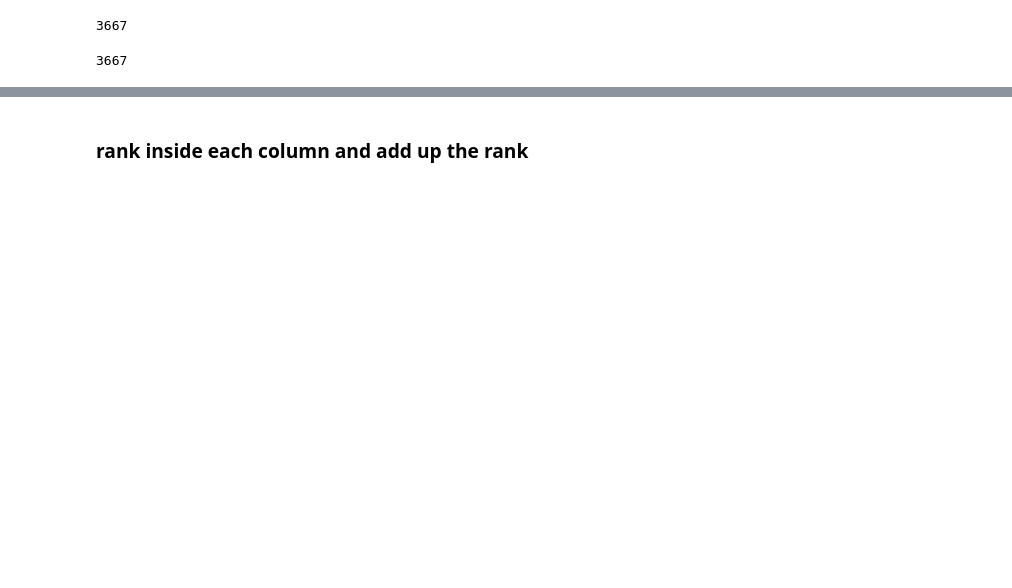
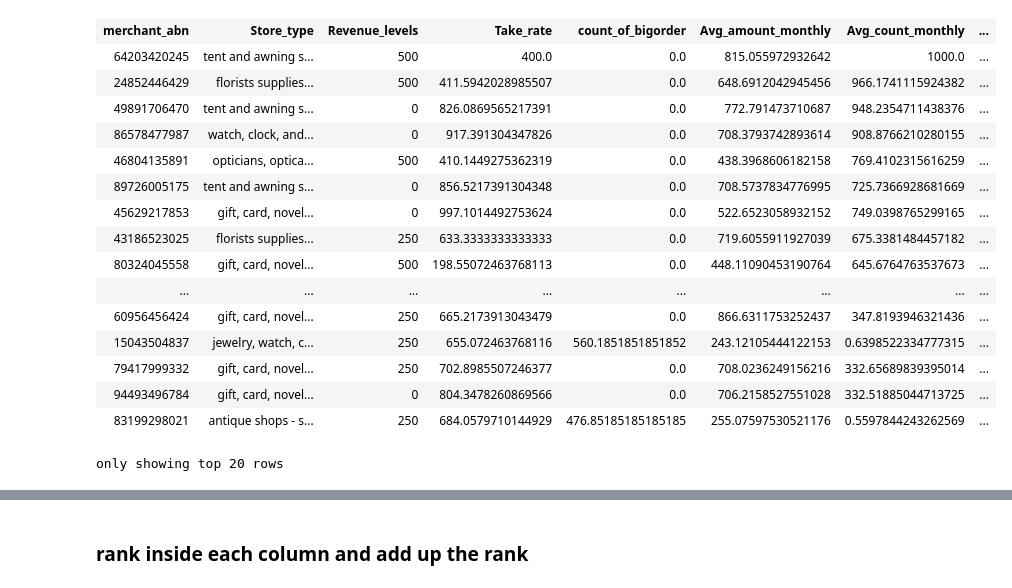
Before and after one commit to MAST30034-Applied-Data-Science/generic-buy-now-pay-later-project-group-16-project2-fighting-group, a Jupyter notebook: notebooks/Fitting_model.ipynb, the cells around one changed output, grey strips where cells are left out. Saved outputs shown, nothing was run; the diff lists cells and outputs as text; code cells hidden in the pictures; blank space fills up the shorter version.

```diff
--- a/notebooks/Fitting_model.ipynb
+++ b/notebooks/Fitting_model.ipynb
@@ -72,0 +139,24 @@ final_1 = final_1.drop('postcode')
+# %%
+col_list_2 = final_df2.columns
+
+del_col_list = ['Store_type', 'merchant_abn', 'score']
+
+for i in del_col_list:
+    col_list_2.remove(i)
+
+k = 1/np.log(final_df2.count())
+
+for i in col_list_2:
+    final_df2 = final_df2.withColumn(i, when((col(i) != 0), (col(i) * log(col(i)) *(-k))).otherwise(0))
+# %%
+weight_num = []
+
+for i in col_list_2:
+    a = 1 - float(final_df2.agg({i: "sum"}).collect()[0][0])
+    weight_num.append(a)
+
+entropy = []
+total = sum(weight_num)
+for i in weight_num:
+    a = i/total
+    entropy.append(a)
@@ -73,6 +178,6 @@ final_1 = final_1.drop('postcode')
 # %%
-final_df = final_1.withColumn('score', final_1.Take_rate + final_1.count_of_bigorder +\
-                            final_1.Avg_amount_monthly + final_1.Avg_count_monthly +\
-                            final_1.Order_avg_value + final_1.avg_prob_fraud_cus + final_1.num_of_fraud +\
-                            final_1.count_cus_per_mon + final_1.fix_cus_num +\
-                            final_1.avg_income_percentage + final_1.avg_age_percentage)
+final_df2 = final_1.withColumn('score', final_1.Revenue_levels * entropy[0]+final_1.Take_rate * entropy[1] + final_1.count_of_bigorder * entropy[2] +\
+                            final_1.Avg_amount_monthly *entropy[3]+ final_1.Avg_count_monthly *entropy[4] +\
+                            final_1.Order_avg_value *entropy[5] + final_1.avg_prob_fraud_cus * entropy[6]+ final_1.num_of_fraud * entropy[7]+\
+                            final_1.count_cus_per_mon * entropy[8] + final_1.fix_cus_num  * entropy[9]+\
+                            final_1.avg_income_percentage * entropy[10] + final_1.avg_age_percentage * entropy[11])
@@ -131,16 +184,22 @@ final_2 = final_2.drop('postcode')
-# %%
-final_df2 = final_2.withColumn('score', final_2.Take_rate + final_2.count_of_bigorder +\
-                            final_2.Avg_amount_monthly + final_2.Avg_count_monthly +\
-                            final_2.Order_avg_value + final_2.avg_prob_fraud_cus + final_2.num_of_fraud +\
-                            final_2.count_cus_per_mon + final_2.fix_cus_num +\
-                            final_2.avg_income_percentage + final_2.avg_age_percentage)
 # %%
 final_df2 = final_df2.sort(final_df2.score.desc())
-# %%
-final_df.count()
-# %% [output]
-3667
 # %%
-final_df2.count()
+final_df2
 # %% [output]
+| merchant_abn | Store_type | Revenue_levels | Take_rate | count_of_bigorder | Avg_amount_monthly | Avg_count_monthly | ... |
+| 64203420245 | tent and awning s... | 500 | 400.0 | 0.0 | 815.055972932642 | 1000.0 | ... |
+| 24852446429 | florists supplies... | 500 | 411.5942028985507 | 0.0 | 648.6912042945456 | 966.1741115924382 | ... |
+| 49891706470 | tent and awning s... | 0 | 826.0869565217391 | 0.0 | 772.791473710687 | 948.2354711438376 | ... |
+| 86578477987 | watch, clock, and... | 0 | 917.391304347826 | 0.0 | 708.3793742893614 | 908.8766210280155 | ... |
+| 46804135891 | opticians, optica... | 500 | 410.1449275362319 | 0.0 | 438.3968606182158 | 769.4102315616259 | ... |
+| 89726005175 | tent and awning s... | 0 | 856.5217391304348 | 0.0 | 708.5737834776995 | 725.7366928681669 | ... |
+| 45629217853 | gift, card, novel... | 0 | 997.1014492753624 | 0.0 | 522.6523058932152 | 749.0398765299165 | ... |
+| 43186523025 | florists supplies... | 250 | 633.3333333333333 | 0.0 | 719.6055911927039 | 675.3381484457182 | ... |
+| 80324045558 | gift, card, novel... | 500 | 198.55072463768113 | 0.0 | 448.11090453190764 | 645.6764763537673 | ... |
+| ... | ... | ... | ... | ... | ... | ... | ... |
+| 60956456424 | gift, card, novel... | 250 | 665.2173913043479 | 0.0 | 866.6311753252437 | 347.8193946321436 | ... |
+| 15043504837 | jewelry, watch, c... | 250 | 655.072463768116 | 560.1851851851852 | 243.12105444122153 | 0.6398522334777315 | ... |
+| 79417999332 | gift, card, novel... | 250 | 702.8985507246377 | 0.0 | 708.0236249156216 | 332.65689839395014 | ... |
+| 94493496784 | gift, card, novel... | 0 | 804.3478260869566 | 0.0 | 706.2158527551028 | 332.51885044713725 | ... |
+| 83199298021 | antique shops - s... | 250 | 684.0579710144929 | 476.85185185185185 | 255.07597530521176 | 0.5597844243262569 | ... |
-3667
+only showing top 20 rows
```
Also changed, not shown: parts of 38 cells of this notebook.
